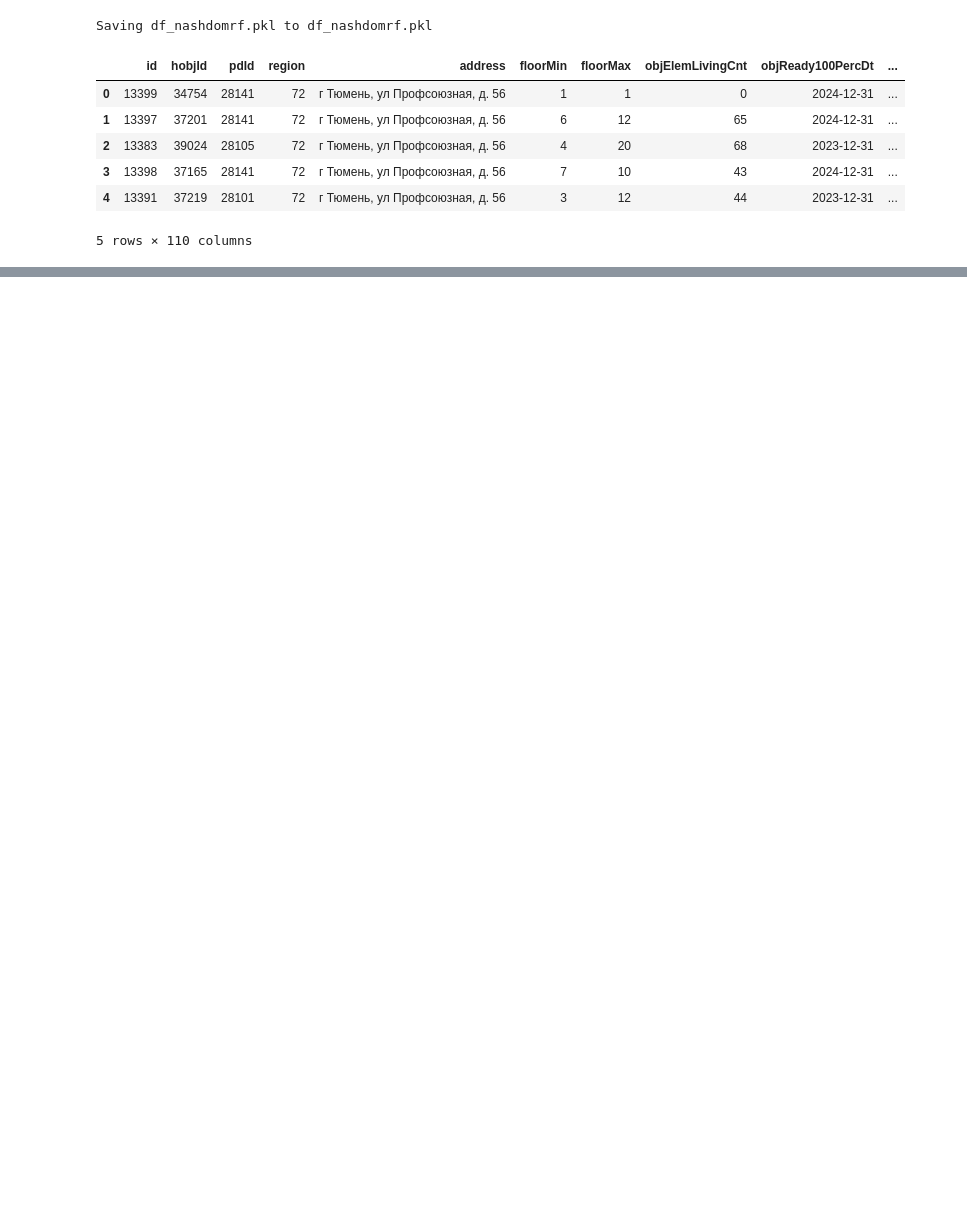
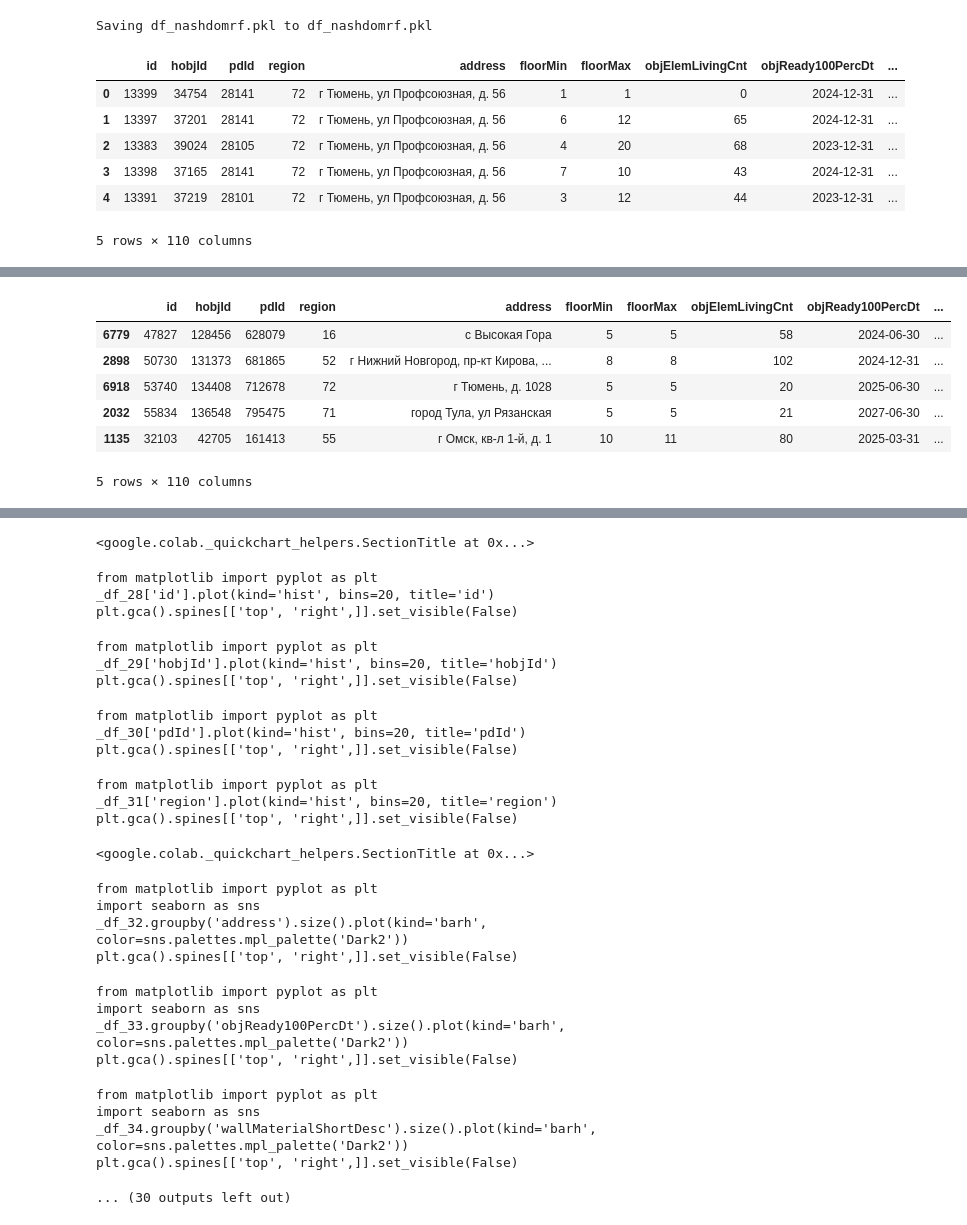
Before and after one commit to NtimTim/DS_School_Home_Work, a Jupyter notebook: Hometask/Task2_dmrf_visual.ipynb, the cells around one changed output, grey strips where cells are left out. Drawn from its saved outputs; the diff is of its cells as text; code cells hidden in the pictures; blank space fills up the shorter version.

```diff
--- a/Hometask/Task2_dmrf_visual.ipynb
+++ b/Hometask/Task2_dmrf_visual.ipynb
@@ -37,0 +56,12 @@ df.head()
+# %%
+#df.head(1)
+#region,
+df.sample(5)
+# %% [output]
+|  | id | hobjId | pdId | region | address | floorMin | floorMax | objElemLivingCnt | objReady100PercDt | ... |
+| 6779 | 47827 | 128456 | 628079 | 16 | с Высокая Гора | 5 | 5 | 58 | 2024-06-30 | ... |
+| 2898 | 50730 | 131373 | 681865 | 52 | г Нижний Новгород, пр-кт Кирова, ... | 8 | 8 | 102 | 2024-12-31 | ... |
+| 6918 | 53740 | 134408 | 712678 | 72 | г Тюмень, д. 1028 | 5 | 5 | 20 | 2025-06-30 | ... |
+| 2032 | 55834 | 136548 | 795475 | 71 | город Тула, ул Рязанская | 5 | 5 | 21 | 2027-06-30 | ... |
+| 1135 | 32103 | 42705 | 161413 | 55 | г Омск, кв-л 1-й, д. 1 | 10 | 11 | 80 | 2025-03-31 | ... |
+5 rows × 110 columns
@@ -37,0 +69,27 @@ df.head()
+<google.colab._quickchart_helpers.SectionTitle at 0x...>
+from matplotlib import pyplot as plt
+_df_28['id'].plot(kind='hist', bins=20, title='id')
+plt.gca().spines[['top', 'right',]].set_visible(False)
+from matplotlib import pyplot as plt
+_df_29['hobjId'].plot(kind='hist', bins=20, title='hobjId')
+plt.gca().spines[['top', 'right',]].set_visible(False)
+from matplotlib import pyplot as plt
+_df_30['pdId'].plot(kind='hist', bins=20, title='pdId')
+plt.gca().spines[['top', 'right',]].set_visible(False)
+from matplotlib import pyplot as plt
+_df_31['region'].plot(kind='hist', bins=20, title='region')
+plt.gca().spines[['top', 'right',]].set_visible(False)
+<google.colab._quickchart_helpers.SectionTitle at 0x...>
+from matplotlib import pyplot as plt
+import seaborn as sns
+_df_32.groupby('address').size().plot(kind='barh', color=sns.palettes.mpl_palette('Dark2'))
+plt.gca().spines[['top', 'right',]].set_visible(False)
+from matplotlib import pyplot as plt
+import seaborn as sns
+_df_33.groupby('objReady100PercDt').size().plot(kind='barh', color=sns.palettes.mpl_palette('Dark2'))
+plt.gca().spines[['top', 'right',]].set_visible(False)
+from matplotlib import pyplot as plt
+import seaborn as sns
+_df_34.groupby('wallMaterialShortDesc').size().plot(kind='barh', color=sns.palettes.mpl_palette('Dark2'))
+plt.gca().spines[['top', 'right',]].set_visible(False)
+... (30 outputs left out)
```
Also changed, not shown: parts of 8 cells of this notebook.
